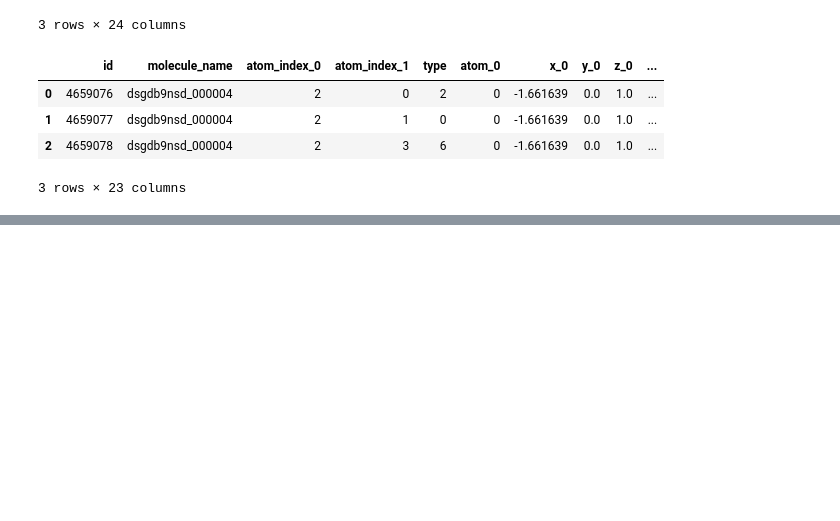
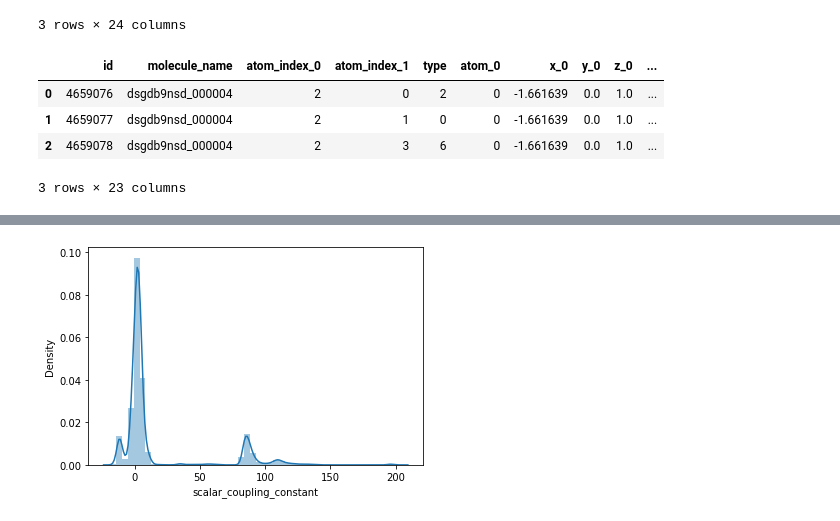
Before and after one commit to akiabe/kaggle_predict-molecular-properties, a Jupyter notebook: notebooks/practice_eda_and_modeling.ipynb, the cells around one changed output, grey strips where cells are left out. Saved outputs shown, nothing was run; the diff lists cells and outputs as text; code cells hidden in the pictures; blank space fills up the shorter version.

```diff
--- a/notebooks/practice_eda_and_modeling.ipynb
+++ b/notebooks/practice_eda_and_modeling.ipynb
@@ -439,0 +574,10 @@ test_all.head(3)
+# %%
+predict_0 = pd.read_csv("../notebooks/xgb_sub_0.csv")
+predict_1 = pd.read_csv("../notebooks/xgb_sub_1.csv")
+predict_2 = pd.read_csv("../notebooks/xgb_sub_2.csv")
+predict_3 = pd.read_csv("../notebooks/xgb_sub_3.csv")
+predict_4 = pd.read_csv("../notebooks/xgb_sub_4.csv")
+# %%
+sns.distplot(predict_0["scalar_coupling_constant"]);
+# %% [output]
+[figure, added]
```
Also changed, not shown: parts of 12 cells of this notebook.
